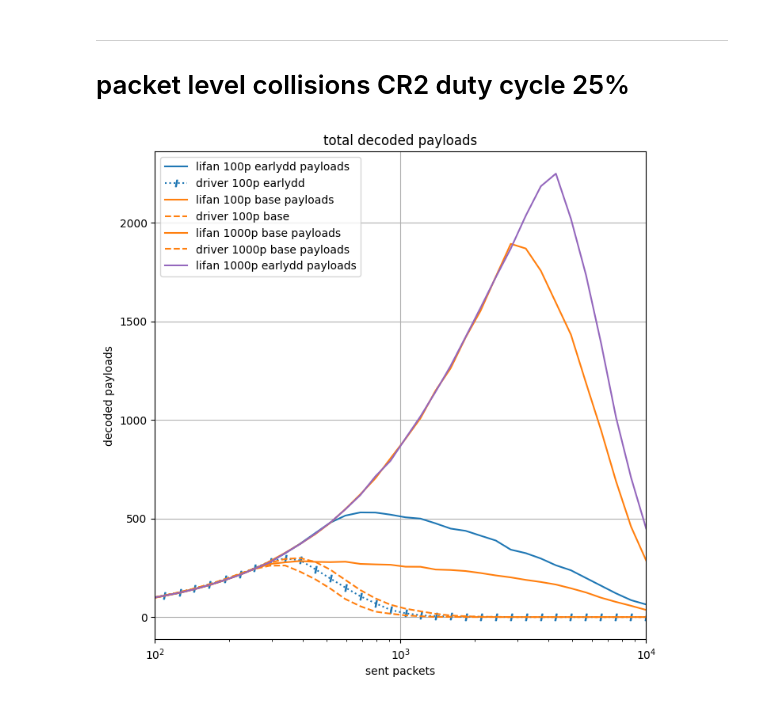
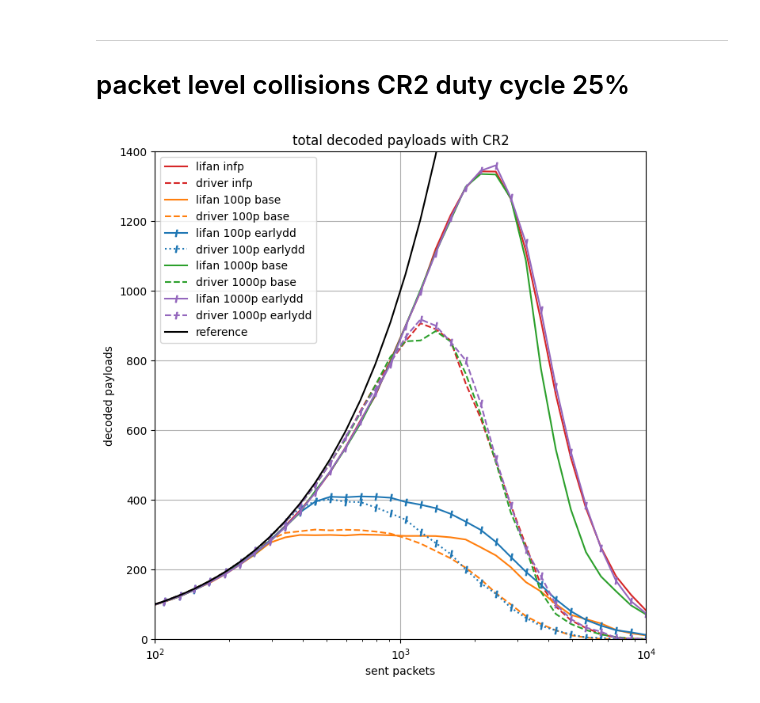
Before and after one commit to diegomm6/lr-fhss_seq-families, a Jupyter notebook: headerPlots.ipynb, the cells around one changed output. Cells and saved outputs as stored; diff of their text form; code cells hidden in the pictures.

Commit message:
new model updated, add results

```diff
--- a/headerPlots.ipynb
+++ b/headerPlots.ipynb
@@ -6,32 +87,36 @@ import pandas as pd
 ---
 # packet level collisions CR2 duty cycle 25%
 # %%
-data25dc_cr1 = pd.read_csv('headerResults/data-25dc-cr1.csv', index_col=0, header=None).T
-nodes = data25dc_cr1['nodes'].to_numpy()
+data25dc_cr2 = pd.read_csv('headerResults/data-25dc-cr2.csv', index_col=0, header=None).T
+nodes = data25dc_cr2['nodes'].to_numpy()
 
 plt.figure(figsize=(8,8))
 
-plt.plot(nodes, data25dc_cr1['lifan-CR1-100p-dec_payld-rlydd'], label=f'lifan 100p earlydd payloads', color='#1f77b4')
-#plt.plot(nodes, data25dc_cr1['lifan-CR1-100p-dec_pckts-rlydd'], label=f'lifan 100p earlydd packets', color='#1f77b4', marker='$I$')
-plt.plot(nodes, data25dc_cr1['driver-CR1-100p-dec_payld-rlydd'], label=f'driver 100p earlydd', color='#1f77b4', marker='$I$', linestyle='dotted')
+plt.plot(nodes, data25dc_cr2['lifan-CR2-infp-dec_payld'], label=f'lifan infp', color='#d62728')
+plt.plot(nodes, data25dc_cr2['driver-CR2-infp-dec_payld'], label=f'driver infp', color='#d62728', linestyle='dashed')
 
-plt.plot(nodes, data25dc_cr1['lifan-CR1-100p-dec_payld-base'], label=f'lifan 100p base payloads', color='#ff7f0e')
-#plt.plot(nodes, data25dc_cr1['lifan-CR1-100p-dec_pckts-base'], label=f'lifan 100p base packets', color='#ff7f0e', marker='$I$')
-plt.plot(nodes, data25dc_cr1['driver-CR1-100p-dec_payld-base'], label=f'driver 100p base', color='#ff7f0e', linestyle='dashed')
+plt.plot(nodes, data25dc_cr2['lifan-CR2-100p-dec_payld-base'], label=f'lifan 100p base', color='#ff7f0e')
+plt.plot(nodes, data25dc_cr2['driver-CR2-100p-dec_payld-base'], label=f'driver 100p base', color='#ff7f0e', linestyle='dashed')
 
+plt.plot(nodes, data25dc_cr2['lifan-CR2-100p-dec_payld-rlydd'], label=f'lifan 100p earlydd', color='#1f77b4', marker='$I$')
+plt.plot(nodes, data25dc_cr2['driver-CR2-100p-dec_payld-rlydd'], label=f'driver 100p earlydd', color='#1f77b4', marker='$I$', linestyle='dotted')
 
-plt.plot(nodes, data25dc_cr1['lifan-CR1-1000p-dec_payld-base'], label=f'lifan 1000p base payloads', color='#ff7f0e')
-plt.plot(nodes, data25dc_cr1['driver-CR1-1000p-dec_payld-base'], label=f'driver 1000p base payloads', color='#ff7f0e', linestyle='dashed')
+plt.plot(nodes, data25dc_cr2['lifan-CR2-1000p-dec_payld-base'], label=f'lifan 1000p base', color='#2ca02c')
+plt.plot(nodes, data25dc_cr2['driver-CR2-1000p-dec_payld-base'], label=f'driver 1000p base', color='#2ca02c', linestyle='dashed')
 
-plt.plot(nodes, data25dc_cr1['lifan-CR1-1000p-dec_payld-rlydd'], label=f'lifan 1000p earlydd payloads', color='#9467bd')
+plt.plot(nodes, data25dc_cr2['lifan-CR2-1000p-dec_payld-rlydd'], label=f'lifan 1000p earlydd', color='#9467bd', marker='$I$')
+plt.plot(nodes, data25dc_cr2['driver-CR2-1000p-dec_payld-rlydd'], label=f'driver 1000p earlydd', color='#9467bd', marker='$I$', linestyle='dashed')
 
-plt.title('total decoded payloads')
+plt.plot(nodes, nodes, label=f'reference', color='k')
+
+plt.title('total decoded payloads with CR2')
 plt.xlabel('sent packets')
 plt.xscale('log')
 plt.ylabel('decoded payloads')
 plt.xlim(1e2,1e4)
+plt.ylim(0,1.4e3)
 plt.grid()
 plt.legend()
 plt.show()
 # %% [output]
-[figure, old version]
+[figure, new version]
```
Also changed, not shown: parts of 14 cells of this notebook, 44 other files.
